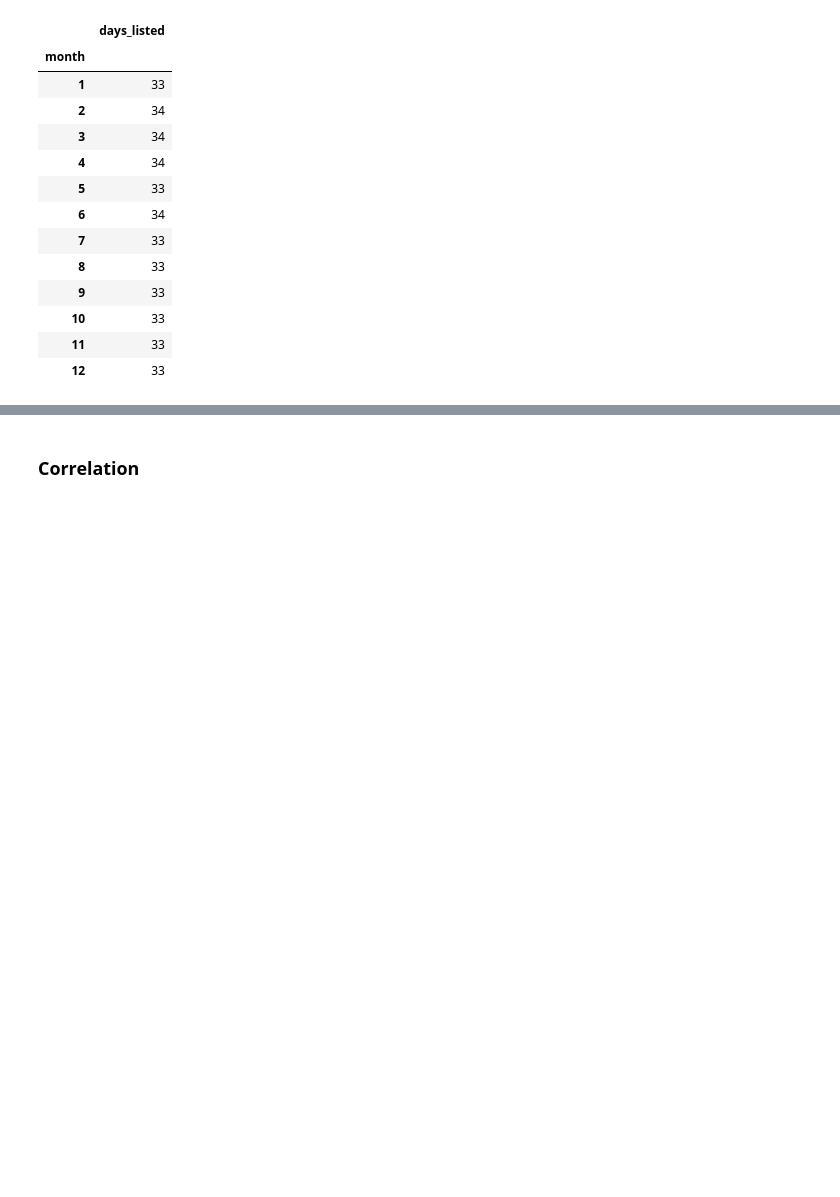
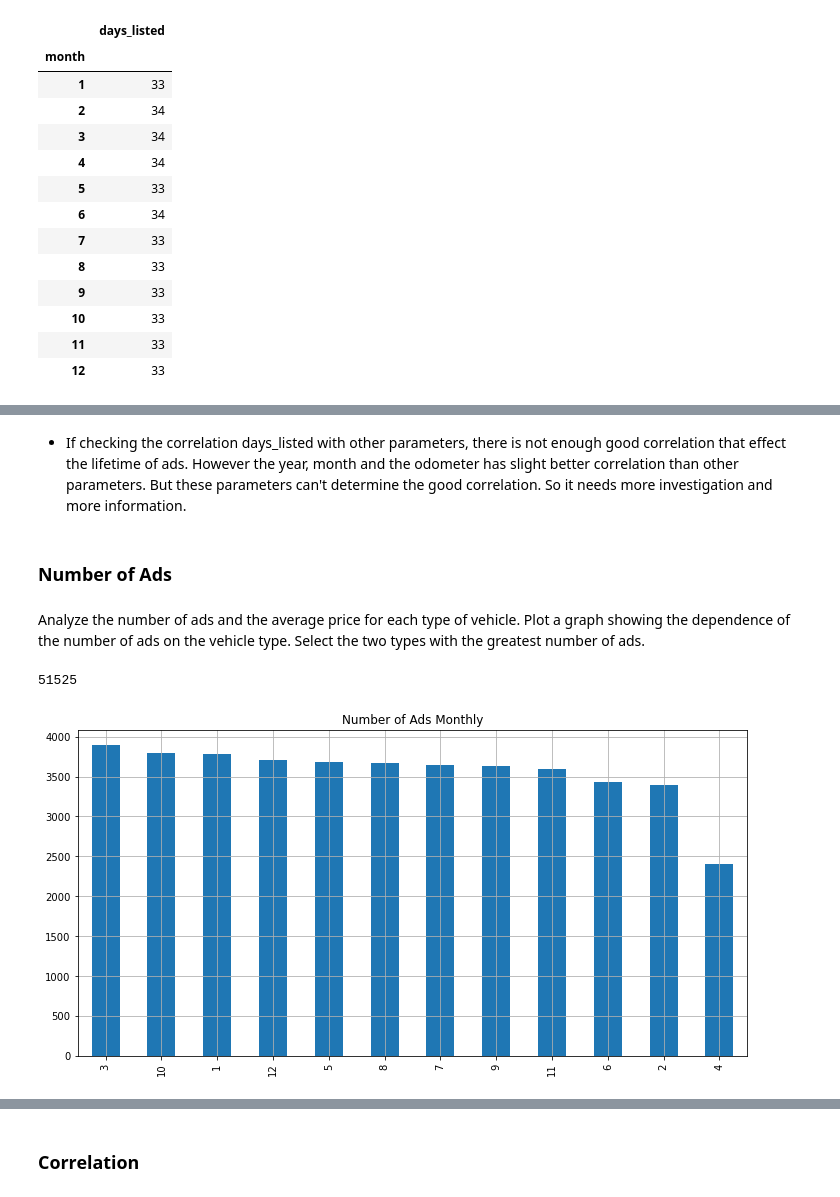
Before and after one commit to rainbowmoonlight/Yandex_Practicum_Projects, a Jupyter notebook: 02 Car Sales Ads Project/Car Sales Ads.ipynb, the cells around one changed output, grey strips where cells are left out. Saved outputs shown, nothing was run; the diff lists cells and outputs as text; code cells hidden in the pictures; blank space fills up the shorter version.

```diff
--- a/02 Car Sales Ads Project/Car Sales Ads.ipynb
+++ b/02 Car Sales Ads Project/Car Sales Ads.ipynb
@@ -975,0 +1012,17 @@ The patterns seems consistent for the months the ad is posted, the model categor
+# %% [markdown]
+- If checking the correlation days_listed with other parameters, there is not enough good correlation that effect the lifetime of ads. However the year, month and the odometer has slight better correlation than other parameters. But these parameters can't determine the good correlation. So it needs more investigation and more information.
+# %% [markdown]
+### Number of Ads
+# %% [markdown]
+Analyze the number of ads and the average price for each type of vehicle. Plot a graph showing the dependence of the number of ads on the vehicle type. Select the two types with the greatest number of ads.
+# %%
+length_original
+# %% [output]
+51525
+# %%
+plt.figure(figsize=(12,6))
+df['month'].value_counts().plot(kind='bar', grid=True)
+plt.title('Number of Ads Monthly')
+plt.show()
+# %% [output]
+[figure, added]
```
Also changed, not shown: parts of 73 cells of this notebook.
